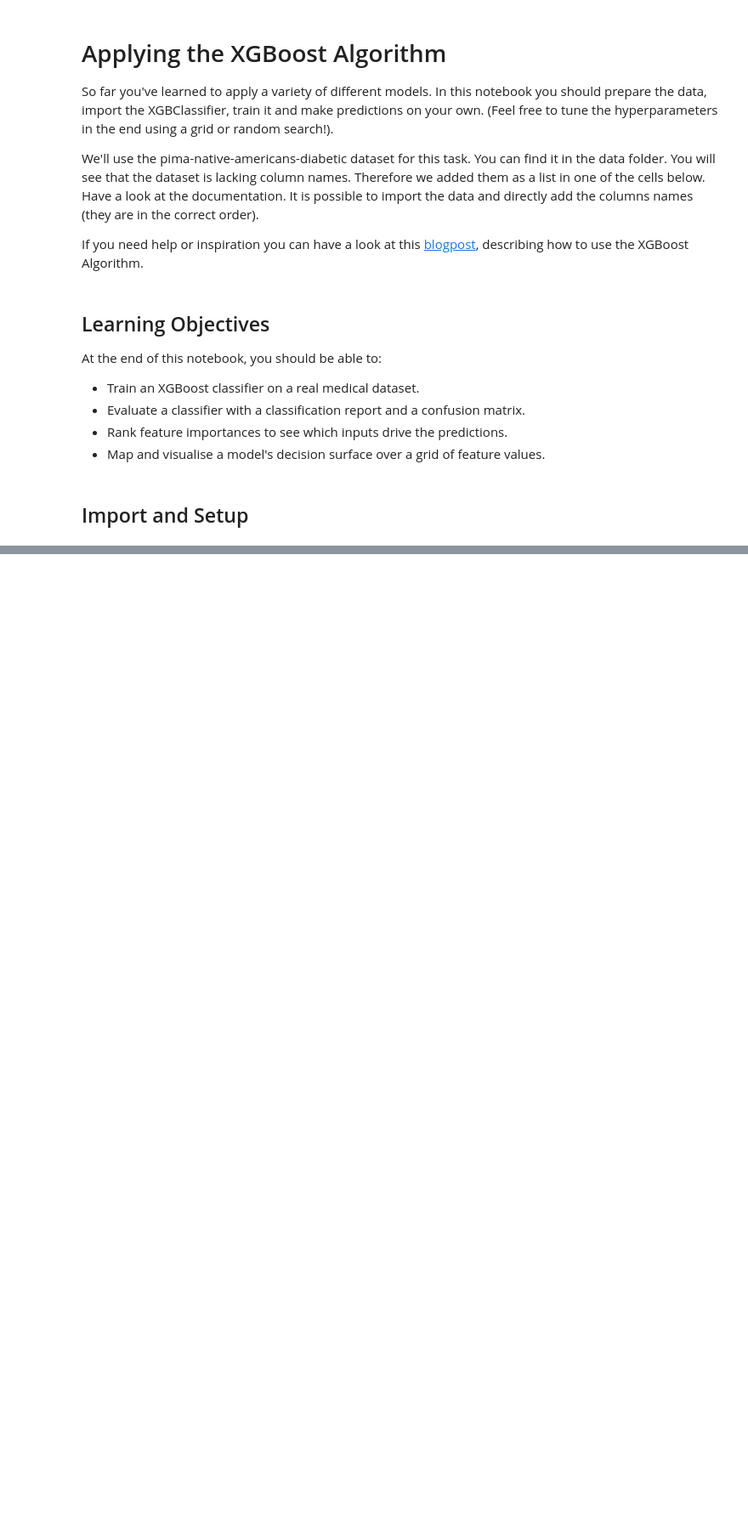
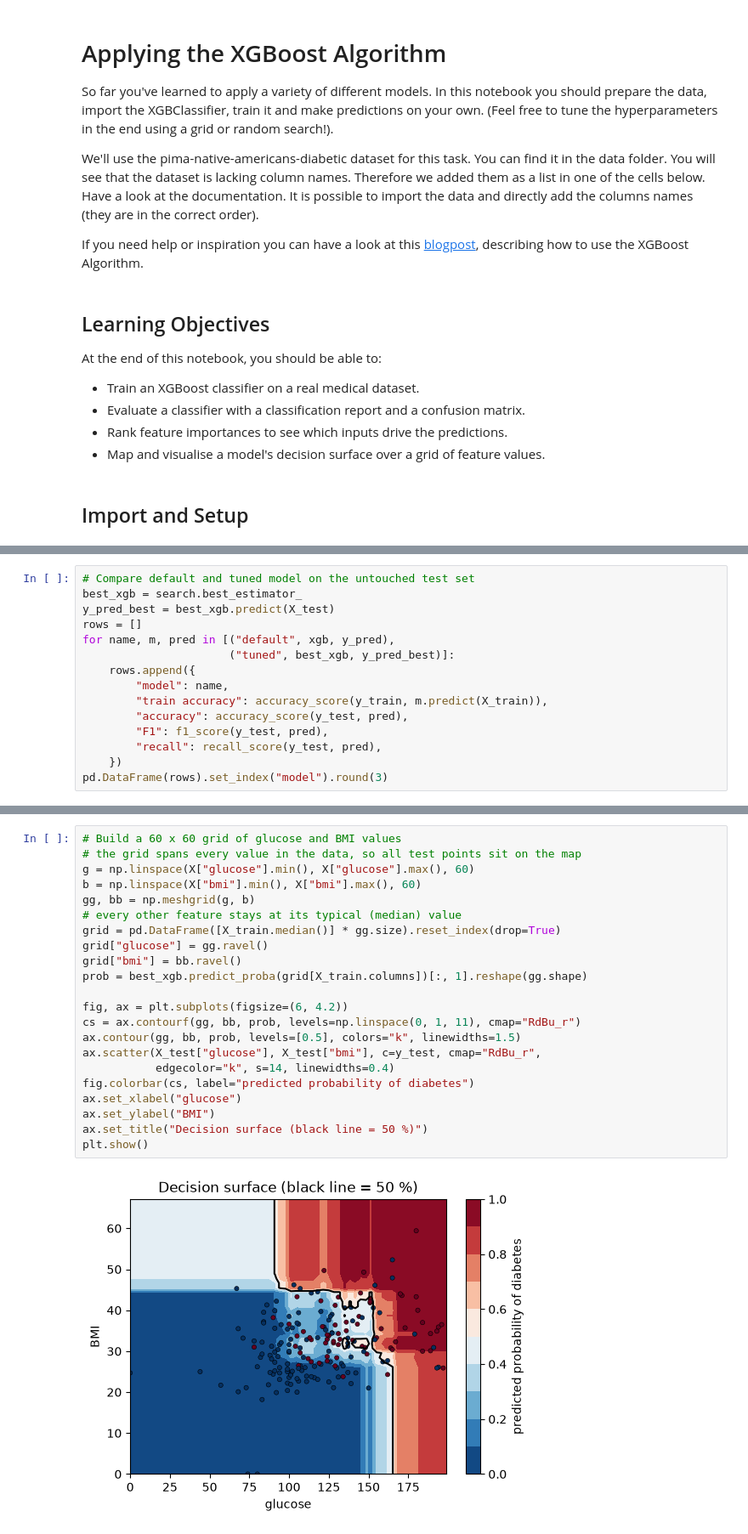
Before and after one commit to crsbln/ds-ensemble-methods, a Jupyter notebook: 2_applying_xgboost.ipynb, the cells around one changed output, grey strips where cells are left out. Shown at 85% size. Drawn from its saved outputs; the diff is of its cells as text; blank space fills up the shorter version.

```diff
--- a/2_applying_xgboost.ipynb
+++ b/2_applying_xgboost.ipynb
@@ -43,0 +219,15 @@ column_names = [
+# %%
+# Compare default and tuned model on the untouched test set
+best_xgb = search.best_estimator_
+y_pred_best = best_xgb.predict(X_test)
+rows = []
+for name, m, pred in [("default", xgb, y_pred),
+                      ("tuned", best_xgb, y_pred_best)]:
+    rows.append({
+        "model": name,
+        "train accuracy": accuracy_score(y_train, m.predict(X_train)),
+        "accuracy": accuracy_score(y_test, pred),
+        "F1": f1_score(y_test, pred),
+        "recall": recall_score(y_test, pred),
+    })
+pd.DataFrame(rows).set_index("model").round(3)
@@ -43,0 +252,24 @@ column_names = [
+# %%
+# Build a 60 x 60 grid of glucose and BMI values
+# the grid spans every value in the data, so all test points sit on the map
+g = np.linspace(X["glucose"].min(), X["glucose"].max(), 60)
+b = np.linspace(X["bmi"].min(), X["bmi"].max(), 60)
+gg, bb = np.meshgrid(g, b)
+# every other feature stays at its typical (median) value
+grid = pd.DataFrame([X_train.median()] * gg.size).reset_index(drop=True)
+grid["glucose"] = gg.ravel()
+grid["bmi"] = bb.ravel()
+prob = best_xgb.predict_proba(grid[X_train.columns])[:, 1].reshape(gg.shape)
+
+fig, ax = plt.subplots(figsize=(6, 4.2))
+cs = ax.contourf(gg, bb, prob, levels=np.linspace(0, 1, 11), cmap="RdBu_r")
+ax.contour(gg, bb, prob, levels=[0.5], colors="k", linewidths=1.5)
+ax.scatter(X_test["glucose"], X_test["bmi"], c=y_test, cmap="RdBu_r",
+           edgecolor="k", s=14, linewidths=0.4)
+fig.colorbar(cs, label="predicted probability of diabetes")
+ax.set_xlabel("glucose")
+ax.set_ylabel("BMI")
+ax.set_title("Decision surface (black line = 50 %)")
+plt.show()
+# %% [output]
+[figure, added]
```
Also changed, not shown: parts of 24 cells of this notebook, 3 other files.
